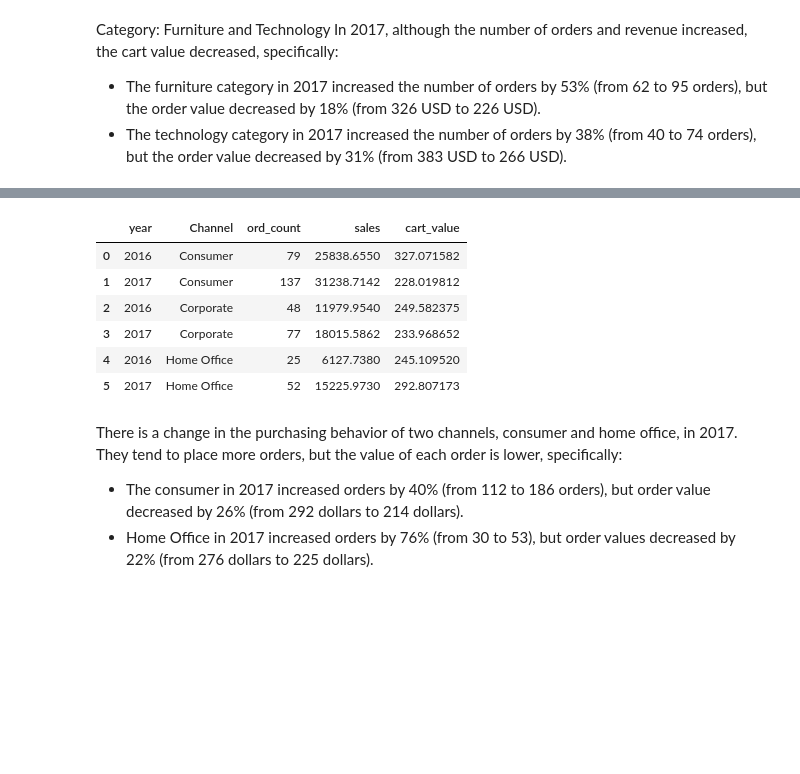
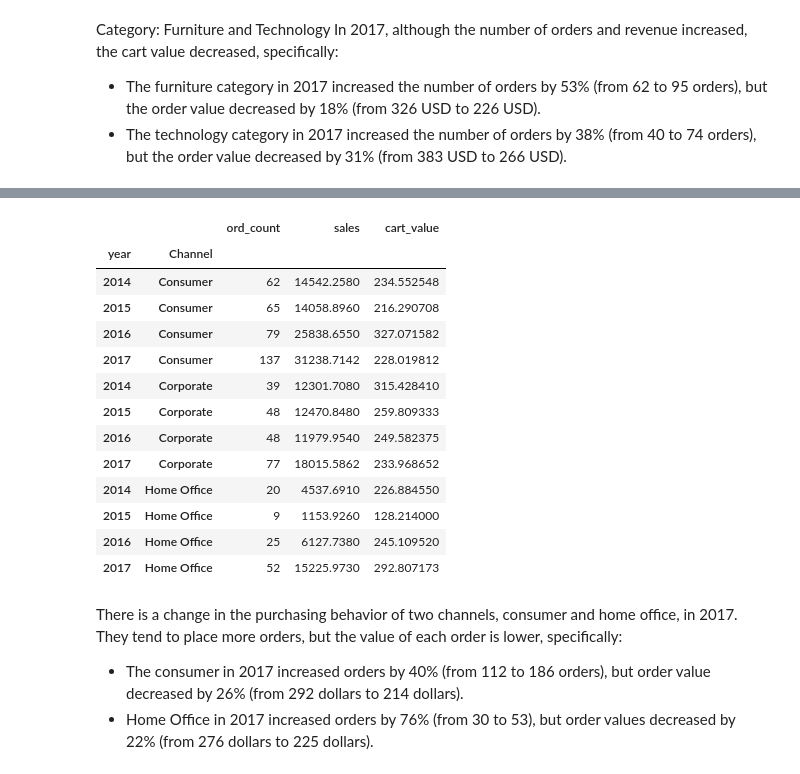
Before and after one commit to MinhAnh99/Python_RFM_Analysis, a Jupyter notebook: MinhAnh_RFM_Analysis_Project.ipynb, the cells around one changed output, grey strips where cells are left out. Saved outputs shown, nothing was run; the diff lists cells and outputs as text; code cells hidden in the pictures; blank space fills up the shorter version.

```diff
--- a/MinhAnh_RFM_Analysis_Project.ipynb
+++ b/MinhAnh_RFM_Analysis_Project.ipynb
@@ -386,18 +373,26 @@ data
 # %%
 # Analysis of the number of orders, revenue and order value of each Channel in 2016 and 2017
 potential_chan = potential.groupby(['year','Channel']).agg(ord_count=('Order ID','nunique'),
                                sales=('Sales','sum'))
 potential_chan['cart_value']= potential_chan['sales']/potential_chan['ord_count']
 potential_chan.sort_values(by=['Channel','year'],inplace=True)
 potential_chan.query('year=="2016" or year=="2017"').reset_index()
+potential_chan
 # %% [output]
-|  | year | Channel | ord_count | sales | cart_value |
-| 0 | 2016 | Consumer | 79 | 25838.6550 | 327.071582 |
-| 1 | 2017 | Consumer | 137 | 31238.7142 | 228.019812 |
-| 2 | 2016 | Corporate | 48 | 11979.9540 | 249.582375 |
-| 3 | 2017 | Corporate | 77 | 18015.5862 | 233.968652 |
-| 4 | 2016 | Home Office | 25 | 6127.7380 | 245.109520 |
-| 5 | 2017 | Home Office | 52 | 15225.9730 | 292.807173 |
+|  |  | ord_count | sales | cart_value |
+| year | Channel |  |  |  |
+| 2014 | Consumer | 62 | 14542.2580 | 234.552548 |
+| 2015 | Consumer | 65 | 14058.8960 | 216.290708 |
+| 2016 | Consumer | 79 | 25838.6550 | 327.071582 |
+| 2017 | Consumer | 137 | 31238.7142 | 228.019812 |
+| 2014 | Corporate | 39 | 12301.7080 | 315.428410 |
+| 2015 | Corporate | 48 | 12470.8480 | 259.809333 |
+| 2016 | Corporate | 48 | 11979.9540 | 249.582375 |
+| 2017 | Corporate | 77 | 18015.5862 | 233.968652 |
+| 2014 | Home Office | 20 | 4537.6910 | 226.884550 |
+| 2015 | Home Office | 9 | 1153.9260 | 128.214000 |
+| 2016 | Home Office | 25 | 6127.7380 | 245.109520 |
+| 2017 | Home Office | 52 | 15225.9730 | 292.807173 |
 # %% [markdown]
 There is a change in the purchasing behavior of two channels, consumer and home office, in 2017. They tend to place more orders, but the value of each order is lower, specifically:
 * The consumer  in 2017 increased orders by 40% (from 112 to 186 orders), but order value decreased by 26% (from 292 dollars to 214 dollars).
```
Also changed, not shown: parts of 14 cells of this notebook.
